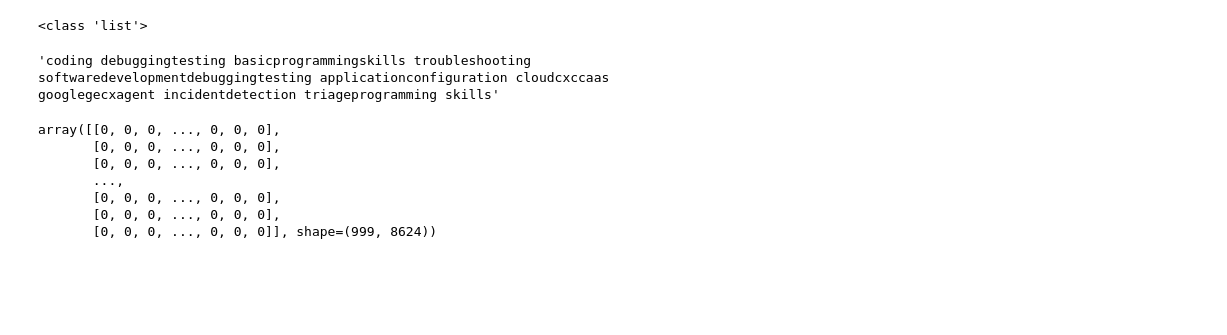
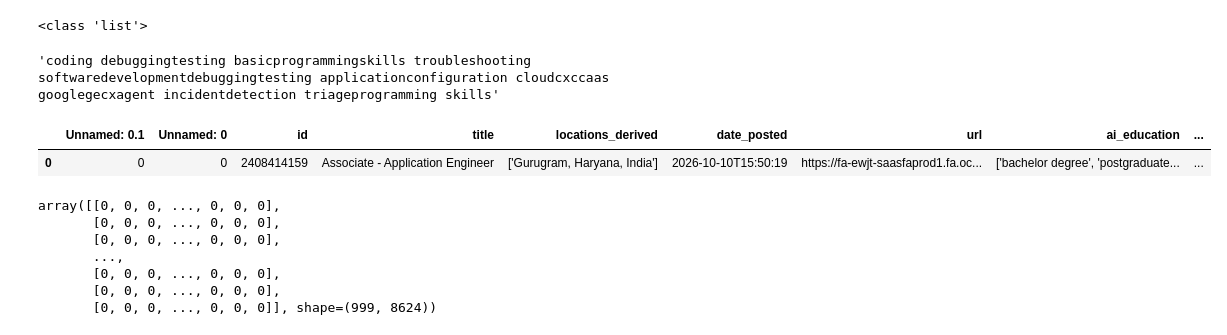
Before and after one commit to mohdanas925/unified-job-finder, a Jupyter notebook: notebook/05 Model Training Final.ipynb, the cells around one changed output. Saved outputs shown, nothing was run; the diff lists cells and outputs as text; code cells hidden in the pictures; blank space fills up the shorter version.

Commit message:
Prediction Pipeline

```diff
--- a/notebook/05 Model Training Final.ipynb
+++ b/notebook/05 Model Training Final.ipynb
@@ -532,5 +545,12 @@ df['normalized_skills'][0]
 # %% [output]
 'coding debuggingtesting basicprogrammingskills troubleshooting softwaredevelopmentdebuggingtesting applicationconfiguration cloudcxccaas googlegecxagent incidentdetection triageprogramming skills'
+# %%
+import pandas as pd
+df1 = pd.read_csv("data/Prediction.csv")
+df1.head(1)
+# %% [output]
+|  | Unnamed: 0.1 | Unnamed: 0 | id | title | locations_derived | date_posted | url | ai_education | ... |
+| 0 | 0 | 0 | 2408414159 | Associate - Application Engineer | ['Gurugram, Haryana, India'] | 2026-10-10T15:50:19 | https://fa-ewjt-saasfaprod1.fa.oc... | ['bachelor degree', 'postgraduate... | ... |
 # %%
 from sklearn.feature_extraction.text import CountVectorizer
 cv = CountVectorizer(binary=True, stop_words='english')
```
Also changed, not shown: parts of 24 cells of this notebook, 8 other files.
